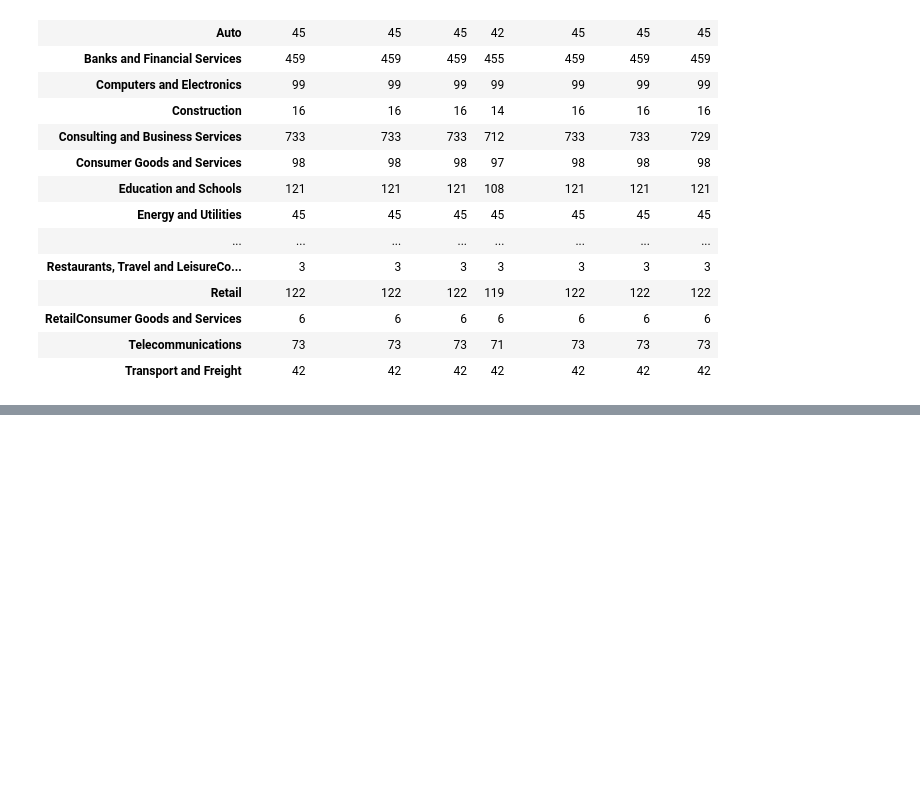
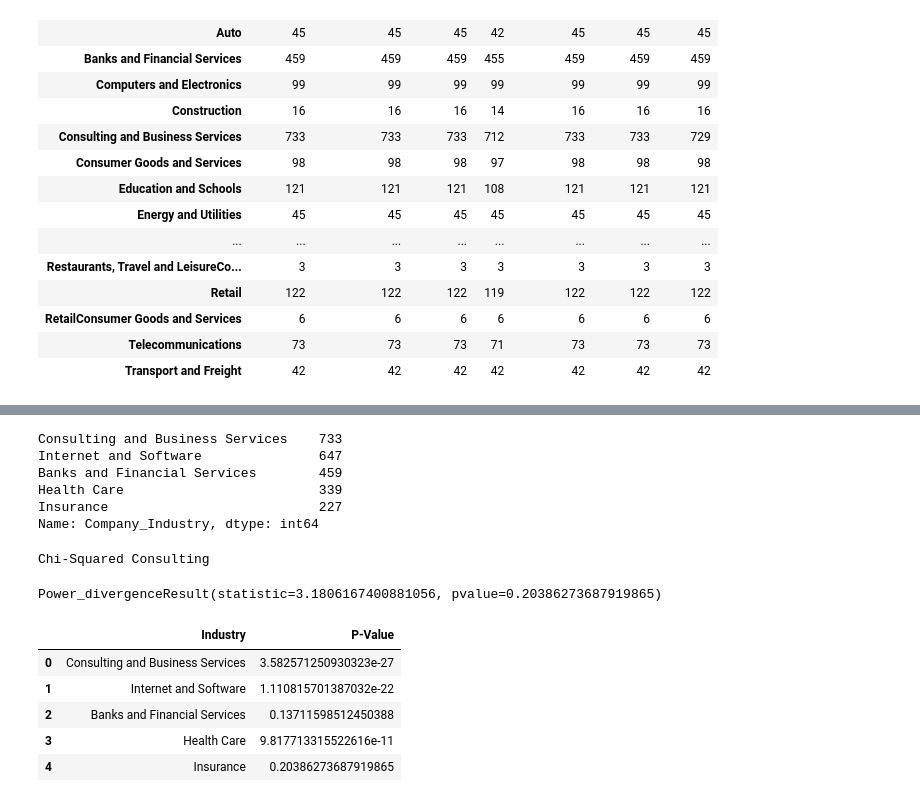
Before and after one commit to wcopeland118/Analysis-of-Data-Job-Salaries, a Jupyter notebook: Will/Data Exploration.ipynb, the cells around one changed output, grey strips where cells are left out. Cells and saved outputs as stored; diff of their text form; code cells hidden in the pictures; blank space fills up the shorter version.

```diff
--- a/Will/Data Exploration.ipynb
+++ b/Will/Data Exploration.ipynb
@@ -240,0 +296,9 @@ stats.chisquare(s_s_df[skill],s_s_df[f'{skill}_exp'])
+# %%
+df_main["Company_Industry"].value_counts().head()
+# %% [output]
+Consulting and Business Services    733
+Internet and Software               647
+Banks and Financial Services        459
+Health Care                         339
+Insurance                           227
+Name: Company_Industry, dtype: int64
@@ -240,0 +316,20 @@ stats.chisquare(s_s_df[skill],s_s_df[f'{skill}_exp'])
+# %%
+print("Chi-Squared Consulting")
+stats.chisquare(observed,expected)
+# %% [output]
+Chi-Squared Consulting
+Power_divergenceResult(statistic=3.1806167400881056, pvalue=0.20386273687919865)
+# %%
+Chi_table = pd.DataFrame({"Industry": ["Consulting and Business Services","Internet and Software","Banks and Financial Services",\
+                         "Health Care", "Insurance"],
+                         "P-Value": ["3.582571250930323e-27",\
+                                     "1.110815701387032e-22","0.13711598512450388",\
+                                    "9.817713315522616e-11","0.20386273687919865"]})
+Chi_table
+# %% [output]
+|  | Industry | P-Value |
+| 0 | Consulting and Business Services | 3.582571250930323e-27 |
+| 1 | Internet and Software | 1.110815701387032e-22 |
+| 2 | Banks and Financial Services | 0.13711598512450388 |
+| 3 | Health Care | 9.817713315522616e-11 |
+| 4 | Insurance | 0.20386273687919865 |
```
Also changed, not shown: parts of 12 cells of this notebook, 6 other files.
